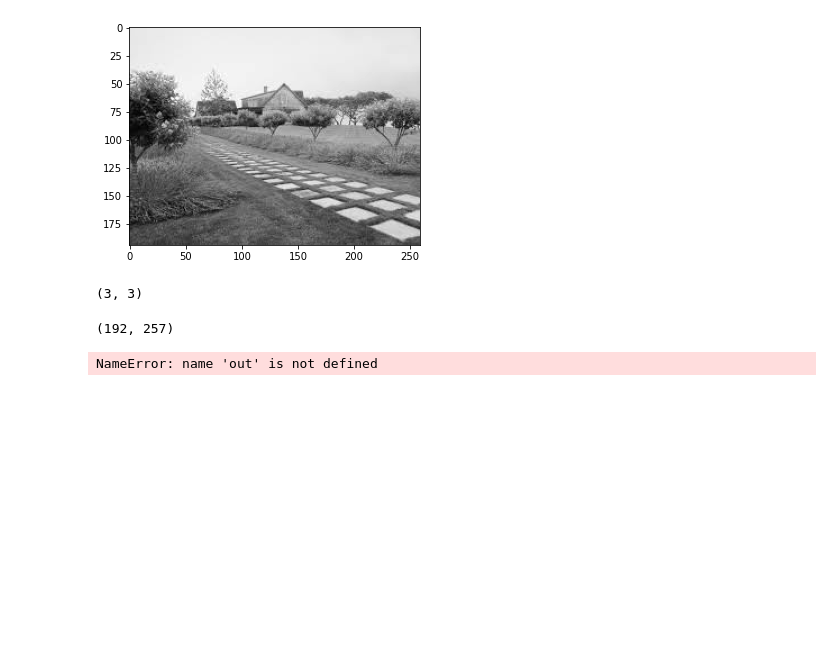
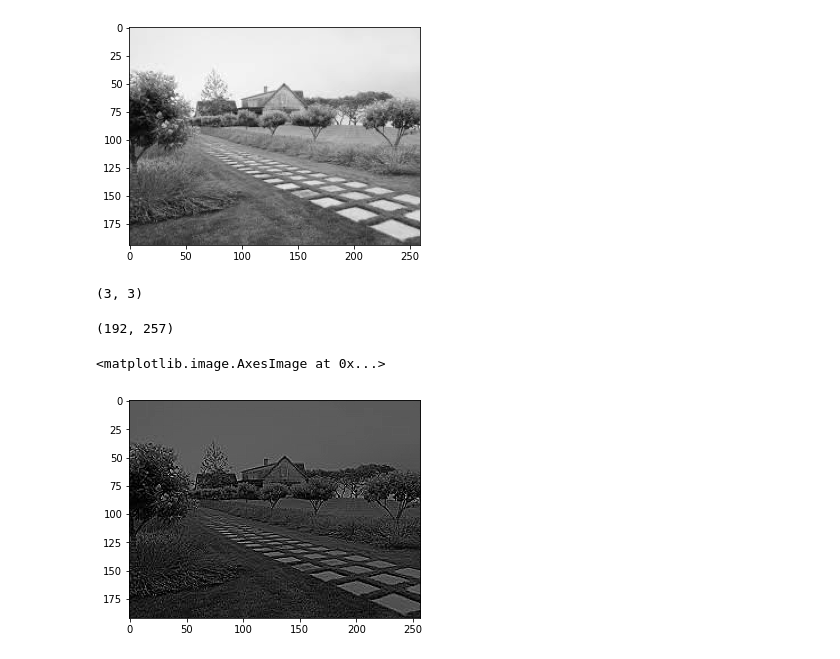
Before and after one commit to Jagannath7/ML-Revision, a Jupyter notebook: ComputerVision/Convolution_Operation.ipynb, the cells around one changed output. Saved outputs shown, nothing was run; the diff lists cells and outputs as text; code cells hidden in the pictures; blank space fills up the shorter version.

```diff
--- a/ComputerVision/Convolution_Operation.ipynb
+++ b/ComputerVision/Convolution_Operation.ipynb
@@ -36,6 +44,9 @@ for r in range(out_row):
     for c in range(out_col):
         img_patch = img[r:r+3, c:c+3]
         output = img_patch * K
-        out_img[r,c] = output.sum() if out.sum()>0 else 0
+        out_img[r,c] = output.sum() if output.sum()>0 else 0
-# %% [output]
-NameError: name 'out' is not defined
+# %%
+plt.imshow(out_img, cmap='gray')
+# %% [output]
+<matplotlib.image.AxesImage at 0x...>
+[figure, added]
```
Also changed, not shown: parts of 1 cell of this notebook, 1 other file.
